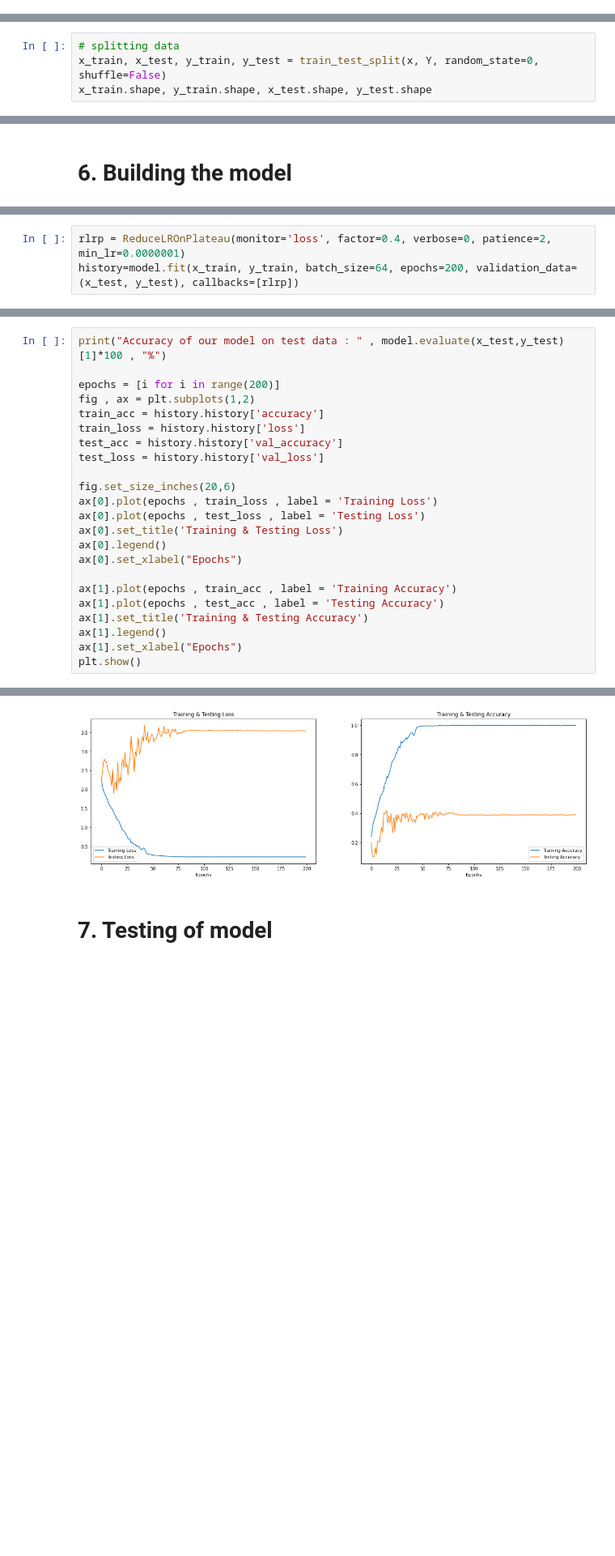
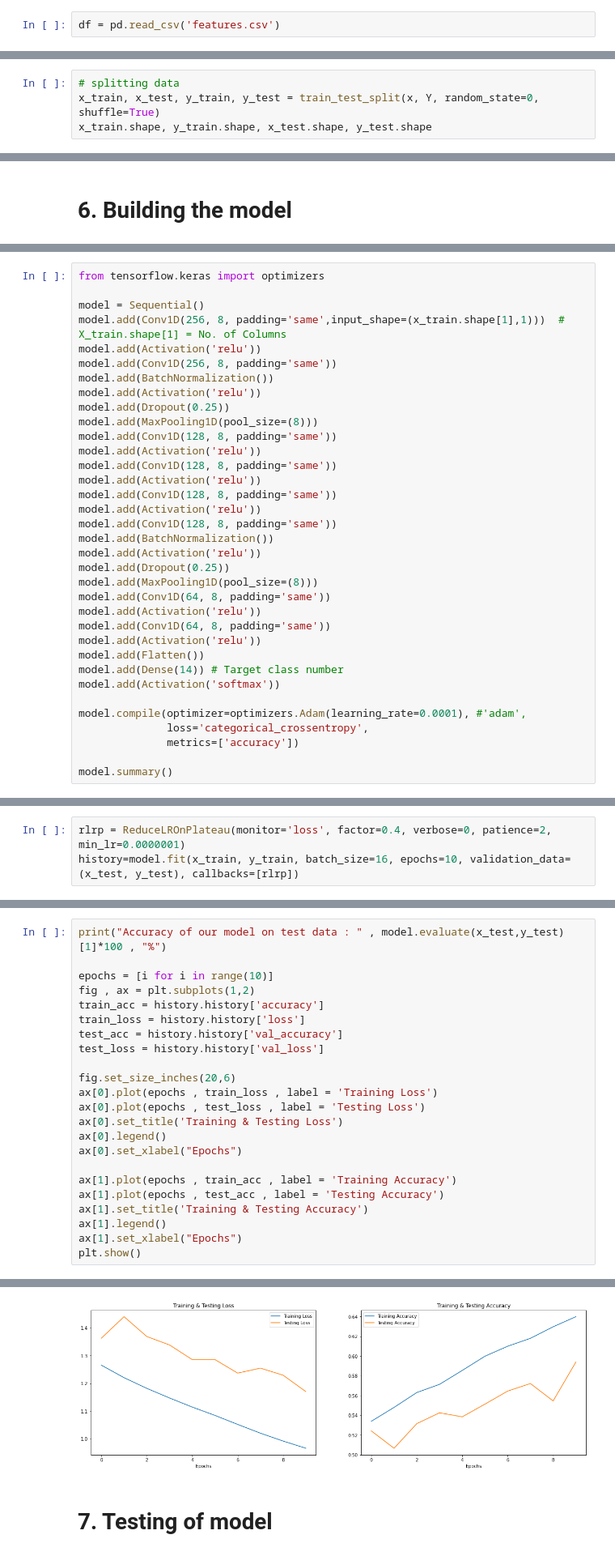
Before and after one commit to ZorroRapido/speech-emotion-recognition, a Jupyter notebook: notebook.ipynb, the cells around one changed output, grey strips where cells are left out. Shown at 81% size. Cells and saved outputs as stored; diff of their text form; blank space fills up the shorter version.

```diff
--- a/notebook.ipynb
+++ b/notebook.ipynb
@@ -276,4 +612,6 @@ df.head()
 5 rows × 163 columns
+# %%
+df = pd.read_csv('features.csv')
 # %%
 x = df.iloc[: ,:-1].values
 Y = df['labels'].values
@@ -283,6 +621,6 @@ encoder = OneHotEncoder()
 Y = encoder.fit_transform(np.array(Y).reshape(-1,1)).toarray()
 # %%
 # splitting data
-x_train, x_test, y_train, y_test = train_test_split(x, Y, random_state=0, shuffle=False)
+x_train, x_test, y_train, y_test = train_test_split(x, Y, random_state=0, shuffle=True)
 x_train.shape, y_train.shape, x_test.shape, y_test.shape
 # %% [output]
@@ -361,0 +645,35 @@ _________________________________________________________________
+# %%
+from tensorflow.keras import optimizers
+
+model = Sequential()
+model.add(Conv1D(256, 8, padding='same',input_shape=(x_train.shape[1],1)))  # X_train.shape[1] = No. of Columns
+model.add(Activation('relu'))
+model.add(Conv1D(256, 8, padding='same'))
+model.add(BatchNormalization())
+model.add(Activation('relu'))
+model.add(Dropout(0.25))
+model.add(MaxPooling1D(pool_size=(8)))
+model.add(Conv1D(128, 8, padding='same'))
+model.add(Activation('relu'))
+model.add(Conv1D(128, 8, padding='same'))
+model.add(Activation('relu'))
+model.add(Conv1D(128, 8, padding='same'))
+model.add(Activation('relu'))
+model.add(Conv1D(128, 8, padding='same'))
+model.add(BatchNormalization())
+model.add(Activation('relu'))
+model.add(Dropout(0.25))
+model.add(MaxPooling1D(pool_size=(8)))
+model.add(Conv1D(64, 8, padding='same'))
+model.add(Activation('relu'))
+model.add(Conv1D(64, 8, padding='same'))
+model.add(Activation('relu'))
+model.add(Flatten())
+model.add(Dense(14)) # Target class number
+model.add(Activation('softmax'))
+
+model.compile(optimizer=optimizers.Adam(learning_rate=0.0001), #'adam',
+              loss='categorical_crossentropy',
+              metrics=['accuracy'])
+
+model.summary()
@@ -362,4 +698,4 @@ _________________________________________________________________
 # %%
 rlrp = ReduceLROnPlateau(monitor='loss', factor=0.4, verbose=0, patience=2, min_lr=0.0000001)
-history=model.fit(x_train, y_train, batch_size=64, epochs=200, validation_data=(x_test, y_test), callbacks=[rlrp])
+history=model.fit(x_train, y_train, batch_size=16, epochs=10, validation_data=(x_test, y_test), callbacks=[rlrp])
 # %% [output]
@@ -383,7 +722,7 @@ Epoch 200/200
 # %%
 print("Accuracy of our model on test data : " , model.evaluate(x_test,y_test)[1]*100 , "%")
 
-epochs = [i for i in range(200)]
+epochs = [i for i in range(10)]
 fig , ax = plt.subplots(1,2)
 train_acc = history.history['accuracy']
 train_loss = history.history['loss']
@@ -409,4 +748,4 @@ Accuracy of our model on test data :  38.88888955116272 %
-[figure, old version]
+[figure, new version]
 # %% [markdown]
 # **7. Testing of model**
 # %%
```
Also changed, not shown: parts of 50 cells of this notebook.
